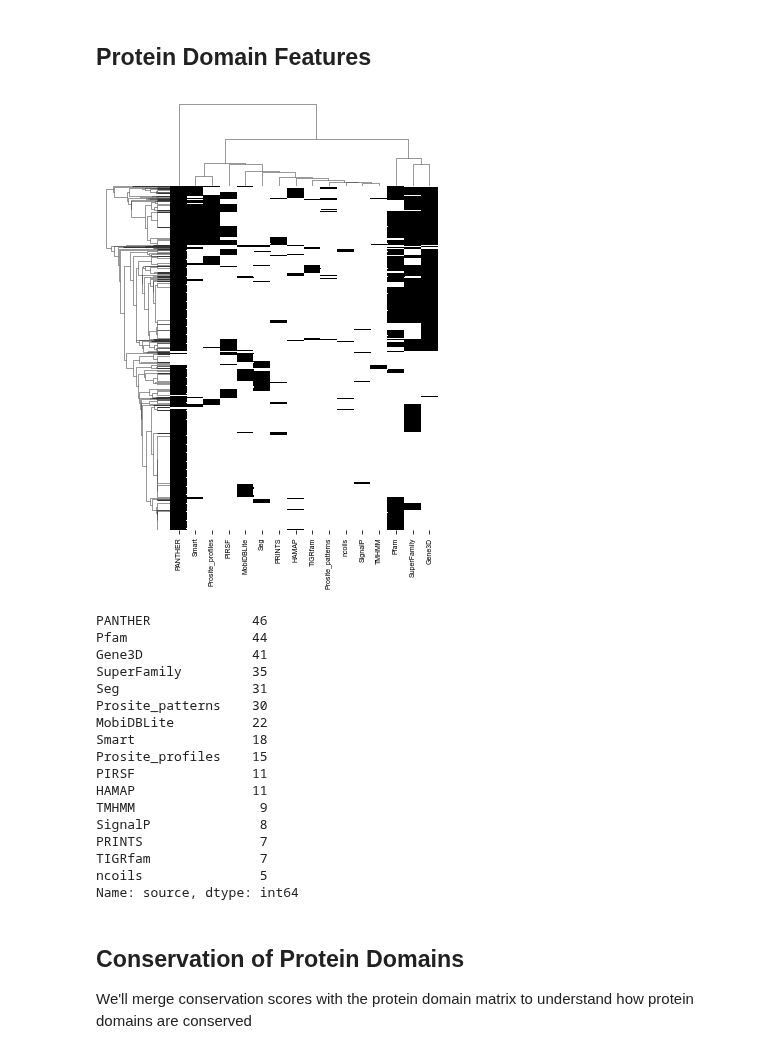
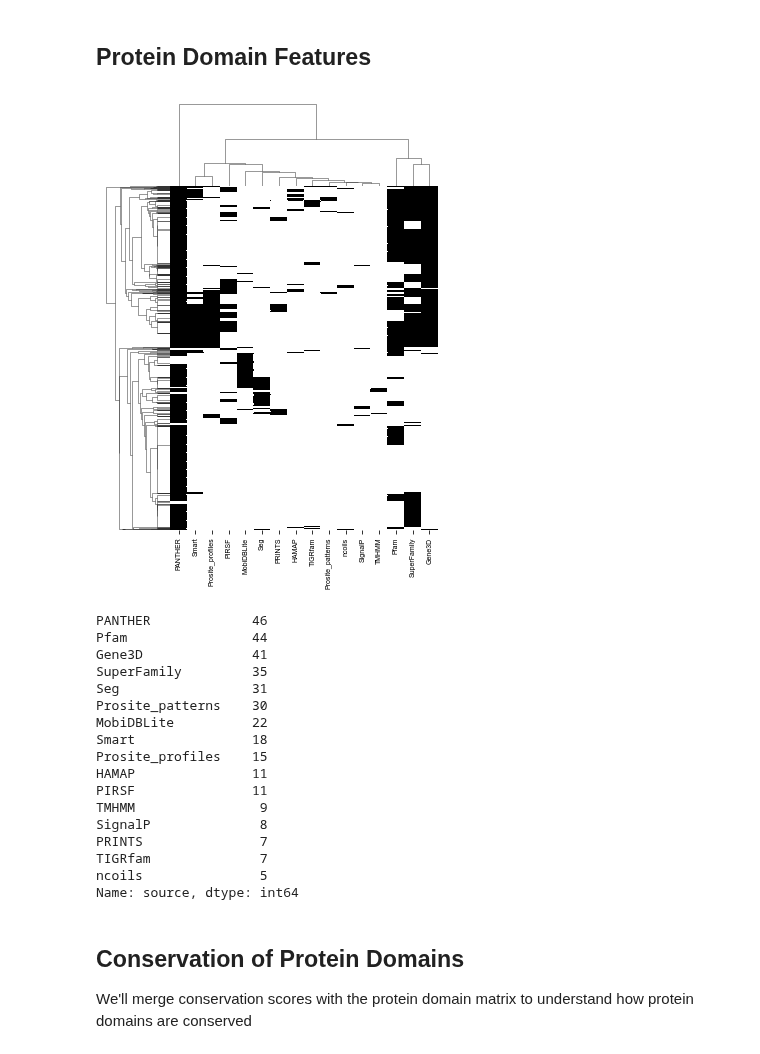
Before and after one commit to gpp-rnd/rs_dev, a Jupyter notebook: code/10_build_target_model.ipynb, the cells around one changed output. Cells and saved outputs as stored; diff of their text form; code cells hidden in the pictures.

```diff
--- a/code/10_build_target_model.ipynb
+++ b/code/10_build_target_model.ipynb
@@ -176,6 +176,8 @@ train_data_names = pd.read_csv('../data/processed/train_data_names.csv').name.to
 protein_domains = pd.read_csv('../data/interim/protein_domains.csv')
 aa_seqs = pd.read_csv('../data/interim/aa_seqs.csv')
 seq_model = joblib.load('../models/RuleSet3.pkl')
+# %%
+id_cols = ['sgRNA Context Sequence', 'Target Cut Length', 'Target Transcript', 'Orientation']
 # %% [markdown]
 ## Loading Datasets
 # %%
@@ -191,21 +193,22 @@ Context sequences with multiple targets: 0
 # %% [markdown]
 ## Protein Domain Features
 # %%
-domain_model_matrix = ft.get_protein_domain_features(sg_groups_df, protein_domains, sources=None)
+domain_model_matrix = ft.get_protein_domain_features(sg_groups_df, protein_domains, sources=None,
+                                                     id_cols=id_cols)
 # %%
-g = sns.clustermap(domain_model_matrix.set_index(['sgRNA Context Sequence', 'Transcript Base']),
+g = sns.clustermap(domain_model_matrix.set_index(id_cols),
                    cmap='binary', cbar_pos=None, metric='hamming',
                    yticklabels=False, figsize=(5, 7))
 g.ax_heatmap.set_ylabel("")
 gpplot.savefig('../figures/domain_clustermap.pdf')
 # %% [output]
-[figure, old version]
+[figure, new version]
 # %%
-long_domain_model_matrix = domain_model_matrix.melt(id_vars=['Transcript Base', 'sgRNA Context Sequence'],
+long_domain_model_matrix = domain_model_matrix.melt(id_vars=id_cols,
                                                     var_name='source',
                                                     value_name='present')
 long_domain_model_matrix = long_domain_model_matrix[long_domain_model_matrix['present'] == 1]
-(long_domain_model_matrix[['Transcript Base', 'source']].value_counts()
+(long_domain_model_matrix[['Target Transcript', 'source']].value_counts()
  .reset_index()['source'].value_counts())
 # %% [output]
 PANTHER             46
@@ -217,8 +220,8 @@ Prosite_patterns    30
 MobiDBLite          22
 Smart               18
 Prosite_profiles    15
+HAMAP               11
 PIRSF               11
-HAMAP               11
 TMHMM                9
 SignalP              8
 PRINTS               7
```
Also changed, not shown: parts of 14 cells of this notebook, 6 other files.
